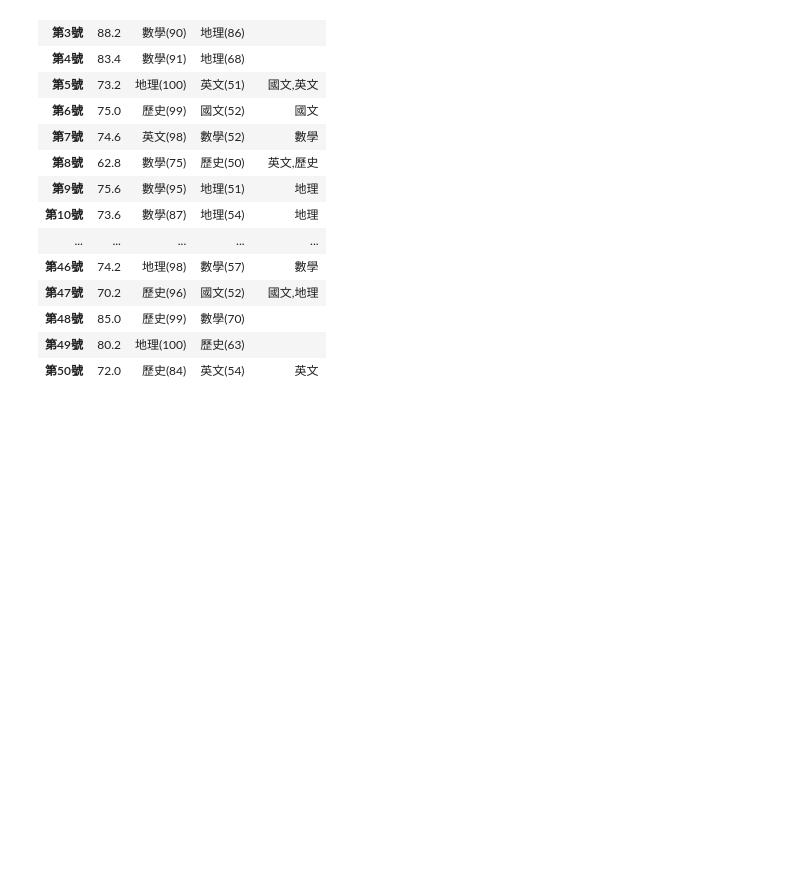
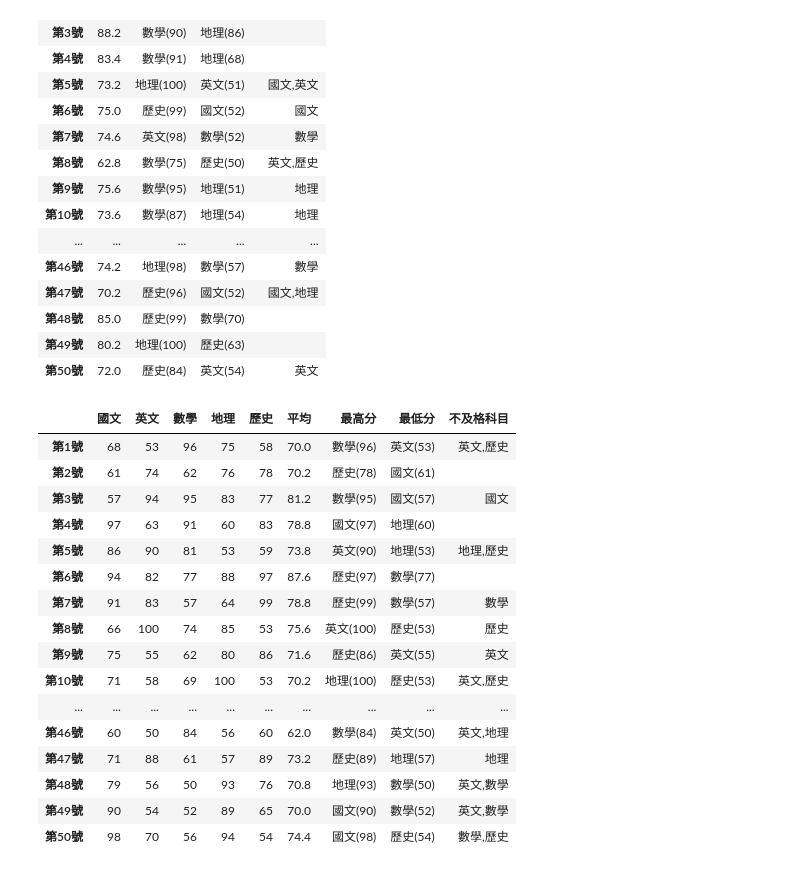
Before and after one commit to mimionana/2024_05_05_sunday, a Jupyter notebook: lesson18/lesson18_4.ipynb, the cells around one changed output. Drawn from its saved outputs; the diff is of its cells as text; code cells hidden in the pictures; blank space fills up the shorter version.

```diff
--- a/lesson18/lesson18_4.ipynb
+++ b/lesson18/lesson18_4.ipynb
@@ -153,3 +153,30 @@ stu.apply(efg,axis=1)
 | 第48號 | 85.0 | 歷史(99) | 數學(70) |  |
 | 第49號 | 80.2 | 地理(100) | 歷史(63) |  |
 | 第50號 | 72.0 | 歷史(84) | 英文(54) | 英文 |
+# %%
+def efg(s) -> pd.Series: #return series
+    max_name = s[s == s.max()].index.values.tolist()[0]
+    min_name = s[s == s.min()].index.values.tolist()[0]
+    less60 = ",".join(list(s[s < 60].index))
+    return pd.Series([s.mean(),f'{max_name}({s.max()})',f'{min_name}({s.min()})',less60],
+                     index=["平均","最高分","最低分","不及格科目"])
+expand_stu = stu.apply(efg,axis=1)
+pd.concat([stu,expand_stu],axis=1)
+# %% [output]
+|  | 國文 | 英文 | 數學 | 地理 | 歷史 | 平均 | 最高分 | 最低分 | 不及格科目 |
+| 第1號 | 68 | 53 | 96 | 75 | 58 | 70.0 | 數學(96) | 英文(53) | 英文,歷史 |
+| 第2號 | 61 | 74 | 62 | 76 | 78 | 70.2 | 歷史(78) | 國文(61) |  |
+| 第3號 | 57 | 94 | 95 | 83 | 77 | 81.2 | 數學(95) | 國文(57) | 國文 |
+| 第4號 | 97 | 63 | 91 | 60 | 83 | 78.8 | 國文(97) | 地理(60) |  |
+| 第5號 | 86 | 90 | 81 | 53 | 59 | 73.8 | 英文(90) | 地理(53) | 地理,歷史 |
+| 第6號 | 94 | 82 | 77 | 88 | 97 | 87.6 | 歷史(97) | 數學(77) |  |
+| 第7號 | 91 | 83 | 57 | 64 | 99 | 78.8 | 歷史(99) | 數學(57) | 數學 |
+| 第8號 | 66 | 100 | 74 | 85 | 53 | 75.6 | 英文(100) | 歷史(53) | 歷史 |
+| 第9號 | 75 | 55 | 62 | 80 | 86 | 71.6 | 歷史(86) | 英文(55) | 英文 |
+| 第10號 | 71 | 58 | 69 | 100 | 53 | 70.2 | 地理(100) | 歷史(53) | 英文,歷史 |
+| ... | ... | ... | ... | ... | ... | ... | ... | ... | ... |
+| 第46號 | 60 | 50 | 84 | 56 | 60 | 62.0 | 數學(84) | 英文(50) | 英文,地理 |
+| 第47號 | 71 | 88 | 61 | 57 | 89 | 73.2 | 歷史(89) | 地理(57) | 地理 |
+| 第48號 | 79 | 56 | 50 | 93 | 76 | 70.8 | 地理(93) | 數學(50) | 英文,數學 |
+| 第49號 | 90 | 54 | 52 | 89 | 65 | 70.0 | 國文(90) | 數學(52) | 英文,數學 |
+| 第50號 | 98 | 70 | 56 | 94 | 54 | 74.4 | 國文(98) | 歷史(54) | 數學,歷史 |
```
